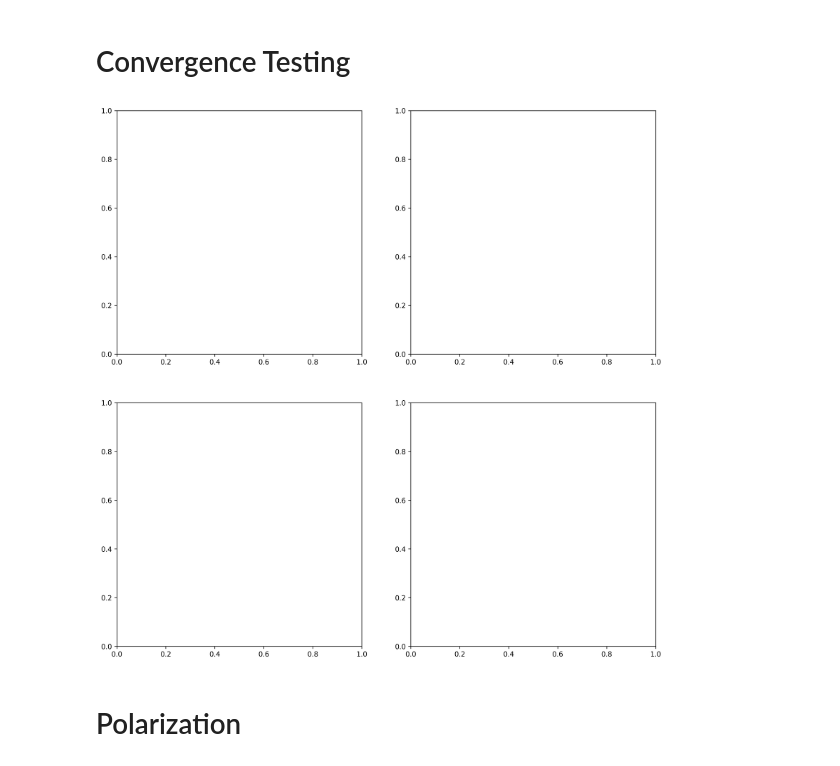
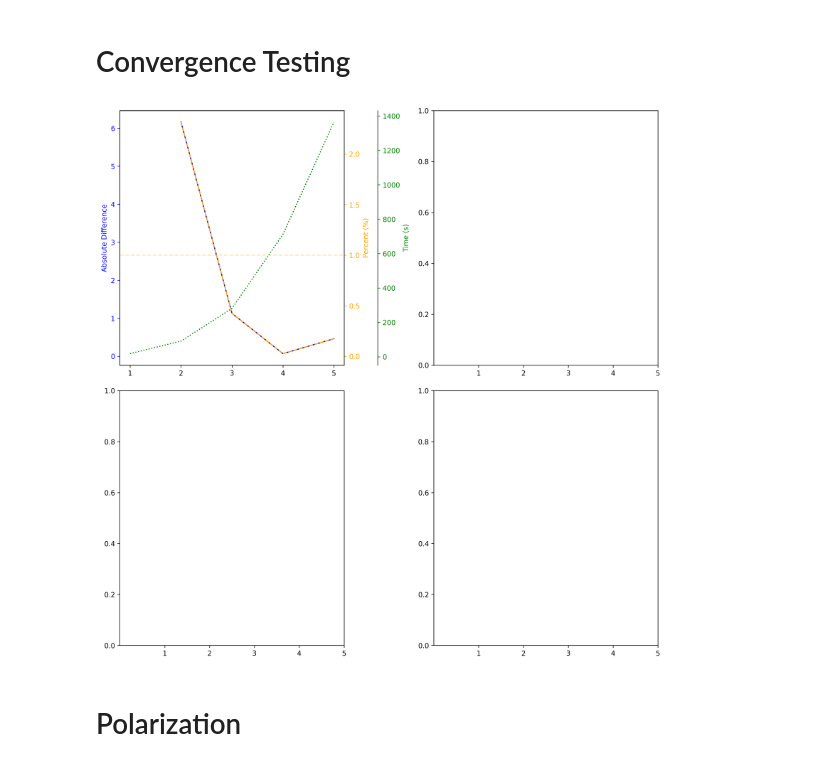
Before and after one commit to e4m8ch/sp-lt-pv, a Jupyter notebook: scripts/data_analysis.ipynb, the cells around one changed output. Cells and saved outputs as stored; diff of their text form; code cells hidden in the pictures.

```diff
--- a/scripts/data_analysis.ipynb
+++ b/scripts/data_analysis.ipynb
@@ -88,35 +88,70 @@ df_con = pd.read_excel(path, sheet_name="Convergence")
 # Data cleanup
 
 df_global_mesh = df_con.filter(like="GlobalMesh").copy()
 df_global_mesh.dropna(axis=0, inplace=True)
 df_global_mesh.columns = df_global_mesh.columns.str.replace("GlobalMesh_", "", regex=False)
 df_global_mesh.columns = df_global_mesh.columns.str.replace("Y", "Jph", regex=False)
+df_global_mesh["Diff"] = np.nan
+df_global_mesh["Diff"] = abs(df_global_mesh["Jph"] - df_global_mesh["Jph"].shift(1))
+df_global_mesh["PercentDiff"] = df_global_mesh["Diff"] / df_global_mesh["Jph"].max() * 100
 
 df_PML = df_con.filter(like="PML").copy()
 df_PML.columns = df_PML.columns.str.replace("PML_", "", regex=False)
-df_PML.columns = df_PML.columns.str.replace("X", "", regex=False)
 df_PML.columns = df_PML.columns.str.replace("Y", "Jph", regex=False)
+df_PML["Diff"] = np.nan
+df_PML["Diff"] = abs(df_PML["Jph"] - df_PML["Jph"].shift(1))
+df_PML["PercentDiff"] = df_PML["Diff"] / df_PML["Jph"].max() * 100
 
 df_xy_mesh = df_con.filter(like="XYMesh").copy()
 df_xy_mesh.dropna(axis=0, inplace=True)
 df_xy_mesh.columns = df_xy_mesh.columns.str.replace("XYMesh_", "", regex=False)
 df_xy_mesh.columns = df_xy_mesh.columns.str.replace("Y", "Jph", regex=False)
+df_xy_mesh["Diff"] = np.nan
+df_xy_mesh["Diff"] = abs(df_xy_mesh["Jph"] - df_xy_mesh["Jph"].shift(1))
+df_xy_mesh["PercentDiff"] = df_xy_mesh["Diff"] / df_xy_mesh["Jph"].max() * 100
 
 df_z_mesh = df_con.filter(like="ZMesh").copy()
 df_z_mesh.dropna(axis=0, inplace=True)
 df_z_mesh.columns = df_z_mesh.columns.str.replace("ZMesh_", "", regex=False)
 df_z_mesh.columns = df_z_mesh.columns.str.replace("Y", "Jph", regex=False)
+df_z_mesh["Diff"] = np.nan
+df_z_mesh["Diff"] = abs(df_z_mesh["Jph"] - df_z_mesh["Jph"].shift(1))
+df_z_mesh["PercentDiff"] = df_z_mesh["Diff"] / df_z_mesh["Jph"].max() * 100
 
 # Plotting the data
 # ------------------------------------------------------------------
 
 # Create a 2x2 grid of subplots
 fig, axes = plt.subplots(2, 2, figsize=(14, 14), dpi=300)
 
 # Flatten axes (so you can unpack them easily)
 gb, pml, xy, z = axes.flatten()
+
+for ax in [gb, pml, xy, z]:
+    ax.set_xticks(range(int(df_global_mesh['X'].min()), int(df_global_mesh['X'].max()) + 1))
+
+plt.subplots_adjust(wspace=0.4, hspace=0.1)
+
+ax1 = gb
+line1 = ax1.plot(df_global_mesh['X'], df_global_mesh['Diff'], label="Diff", color='blue')
+ax1.set_ylabel('Absolute Difference', color='blue')
+ax1.tick_params(axis='y', colors='blue')
+
+# Plot second Y on secondary axis
+ax2 = ax1.twinx()
+line2 = ax2.plot(df_global_mesh['X'], df_global_mesh['PercentDiff'], label="Percent", linestyle='--', color='orange')
+ax2.axhline(1, color='orange', linestyle='--', alpha=0.3, label="1%")
+ax2.set_ylabel('Percent (%)', color='orange')
+ax2.tick_params(axis='y', colors='orange')
+
+# Plot third Y on tertiary axis (you need a helper axis)
+ax3 = ax1.twinx()
+ax3.spines["right"].set_position(("axes", 1.15))  # shift the third axis
+line3 = ax3.plot(df_global_mesh['X'], df_global_mesh['t'], label="Time", linestyle=':', color='green')
+ax3.set_ylabel('Time (s)', color='green')
+ax3.tick_params(axis='y', colors='green')
 # %% [output]
-[figure, old version]
+[figure, new version]
 # %% [markdown]
 # Polarization
 # %%
```
